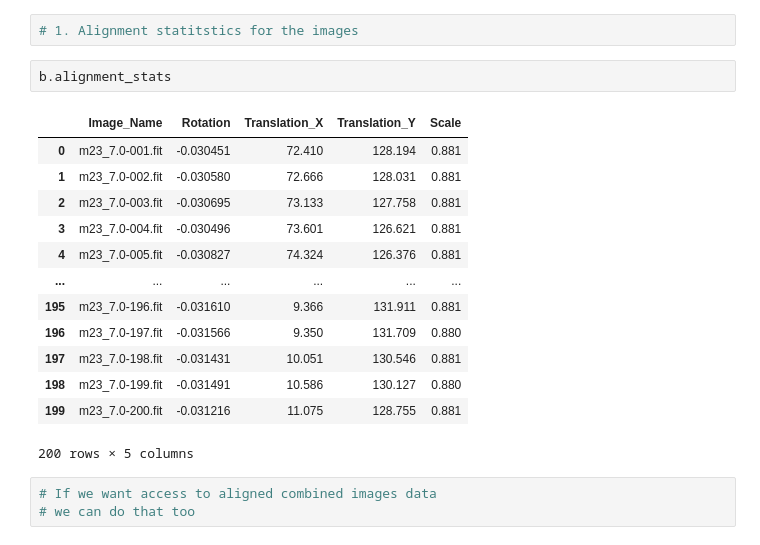
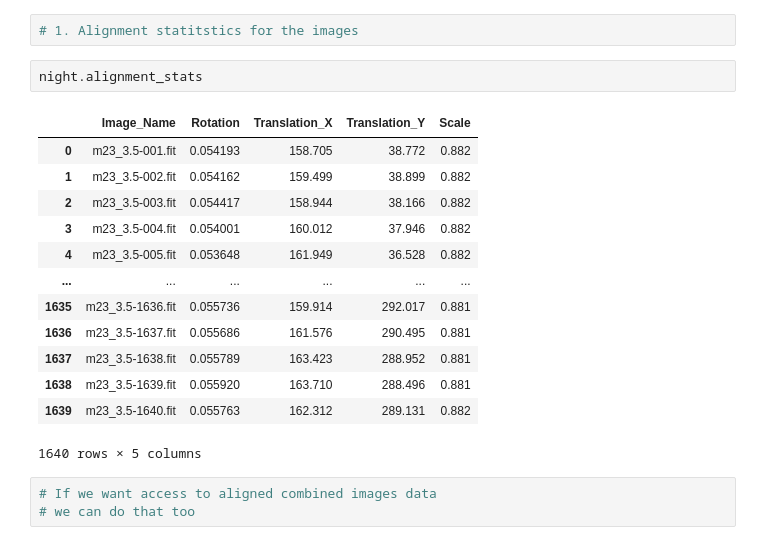
Before and after one commit to LutherAstrophysics/suman-analysis, a Jupyter notebook: intra/all_data_intranight.ipynb, the cells around one changed output. Saved outputs shown, nothing was run; the diff lists cells and outputs as text.

```diff
--- a/intra/all_data_intranight.ipynb
+++ b/intra/all_data_intranight.ipynb
@@ -31,21 +32,21 @@ print(night.night_date)
 # %%
 # 1. Alignment statitstics for the images
 # %%
-b.alignment_stats
+night.alignment_stats
 # %% [output]
 |  | Image_Name | Rotation | Translation_X | Translation_Y | Scale |
-| 0 | m23_7.0-001.fit | -0.030451 | 72.410 | 128.194 | 0.881 |
-| 1 | m23_7.0-002.fit | -0.030580 | 72.666 | 128.031 | 0.881 |
-| 2 | m23_7.0-003.fit | -0.030695 | 73.133 | 127.758 | 0.881 |
-| 3 | m23_7.0-004.fit | -0.030496 | 73.601 | 126.621 | 0.881 |
-| 4 | m23_7.0-005.fit | -0.030827 | 74.324 | 126.376 | 0.881 |
+| 0 | m23_3.5-001.fit | 0.054193 | 158.705 | 38.772 | 0.882 |
+| 1 | m23_3.5-002.fit | 0.054162 | 159.499 | 38.899 | 0.882 |
+| 2 | m23_3.5-003.fit | 0.054417 | 158.944 | 38.166 | 0.882 |
+| 3 | m23_3.5-004.fit | 0.054001 | 160.012 | 37.946 | 0.882 |
+| 4 | m23_3.5-005.fit | 0.053648 | 161.949 | 36.528 | 0.882 |
 | ... | ... | ... | ... | ... | ... |
-| 195 | m23_7.0-196.fit | -0.031610 | 9.366 | 131.911 | 0.881 |
-| 196 | m23_7.0-197.fit | -0.031566 | 9.350 | 131.709 | 0.880 |
-| 197 | m23_7.0-198.fit | -0.031431 | 10.051 | 130.546 | 0.881 |
-| 198 | m23_7.0-199.fit | -0.031491 | 10.586 | 130.127 | 0.880 |
-| 199 | m23_7.0-200.fit | -0.031216 | 11.075 | 128.755 | 0.881 |
+| 1635 | m23_3.5-1636.fit | 0.055736 | 159.914 | 292.017 | 0.881 |
+| 1636 | m23_3.5-1637.fit | 0.055686 | 161.576 | 290.495 | 0.881 |
+| 1637 | m23_3.5-1638.fit | 0.055789 | 163.423 | 288.952 | 0.881 |
+| 1638 | m23_3.5-1639.fit | 0.055920 | 163.710 | 288.496 | 0.881 |
+| 1639 | m23_3.5-1640.fit | 0.055763 | 162.312 | 289.131 | 0.882 |
-200 rows × 5 columns
+1640 rows × 5 columns
 # %%
 # If we want access to aligned combined images data
 # we can do that too
```
Also changed, not shown: parts of 13 cells of this notebook.
